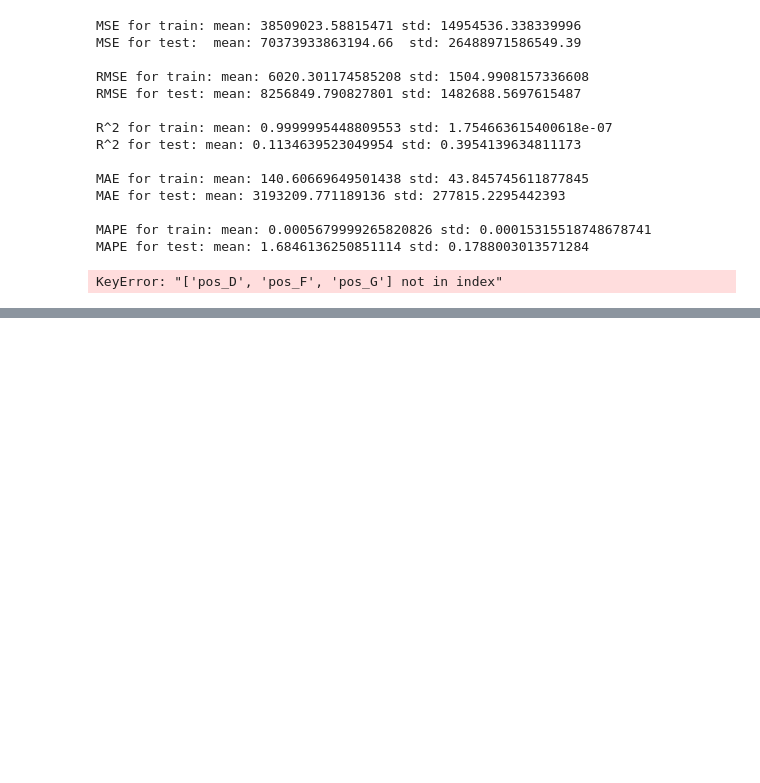
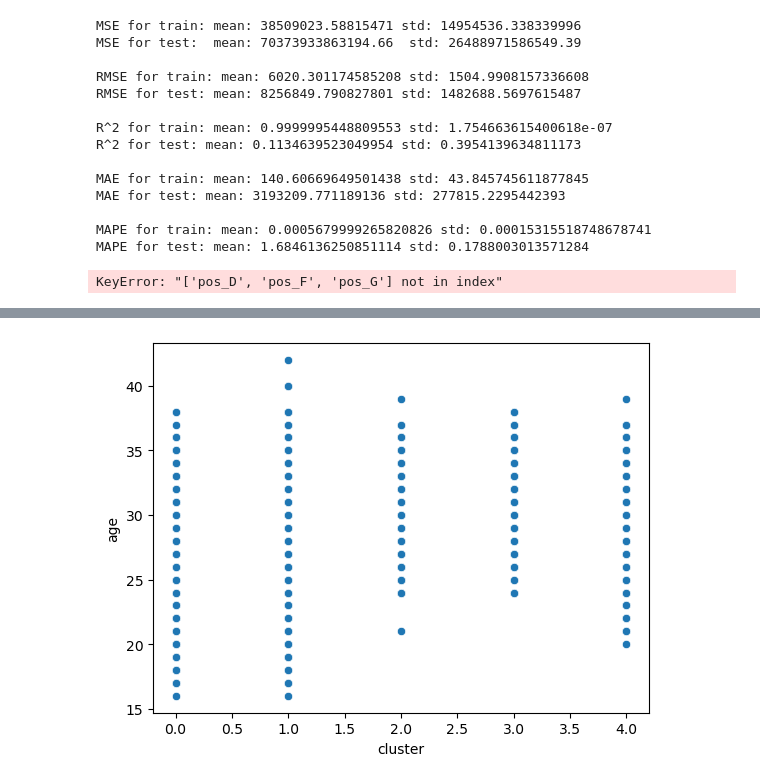
Before and after one commit to shadtome/Score-data, a Jupyter notebook: EDA/train_EDA/train_get_prediction.ipynb, the cells around one changed output, grey strips where cells are left out. Cells and saved outputs as stored; diff of their text form; code cells hidden in the pictures; blank space fills up the shorter version.

```diff
--- a/EDA/train_EDA/train_get_prediction.ipynb
+++ b/EDA/train_EDA/train_get_prediction.ipynb
@@ -1049,0 +1117,5 @@ KeyError: "['pos_D', 'pos_F', 'pos_G'] not in index"
+# %%
+sns.scatterplot(train_data_clust,x='cluster',y='age')
+plt.show()
+# %% [output]
+[figure, added]
```
Also changed, not shown: parts of 10 cells of this notebook, 3 other files.
